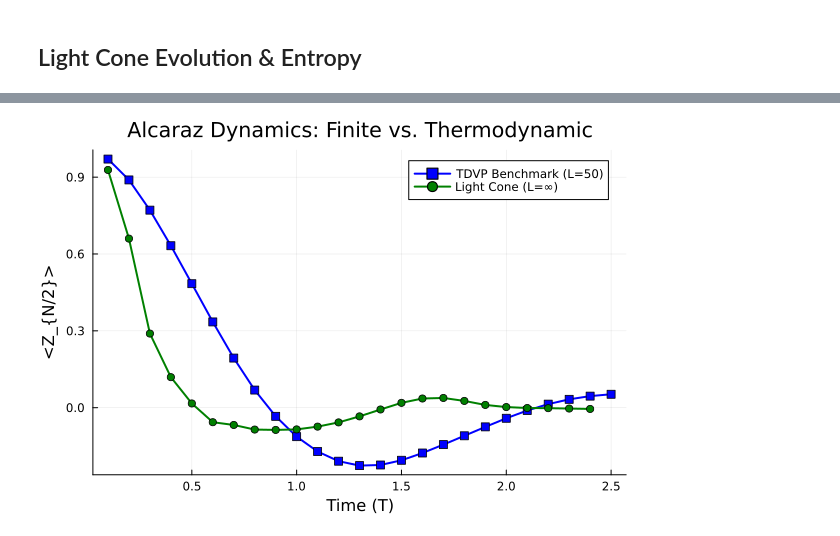
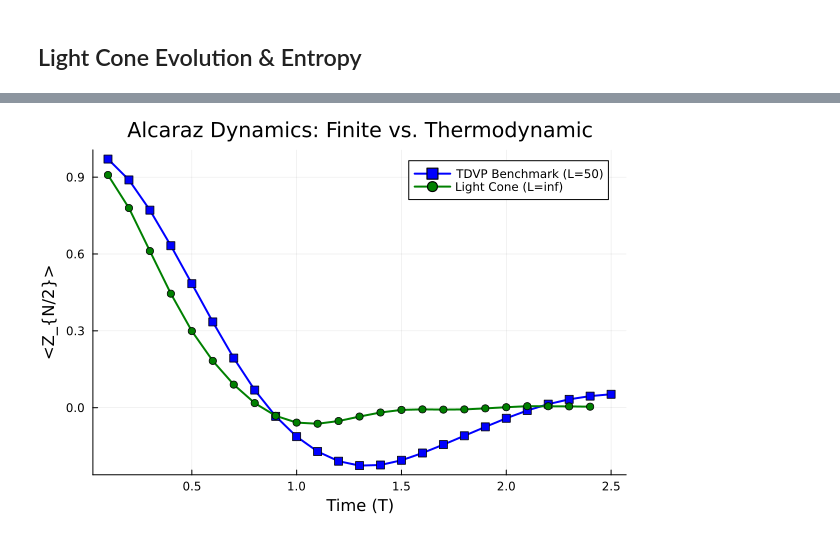
Before and after one commit to jmarquezol/QuantumMaster, a Jupyter notebook: master_thesis/NNN_crit_model_v2.ipynb, the cells around one changed output, grey strips where cells are left out. Saved outputs shown, nothing was run; the diff lists cells and outputs as text; code cells hidden in the pictures.

```diff
--- a/master_thesis/NNN_crit_model_v2.ipynb
+++ b/master_thesis/NNN_crit_model_v2.ipynb
@@ -277,10 +284,8 @@ function expH_alcaraz_mpo_layers(sites::Vector{<:Index}, lambda::Number, p::Numb
     U_total = MPO(sites, "Id")
 
     for layer in layers_sequence
-        U_total = apply(layer, U_total; cutoff=1e-15, maxdim=target_maxdim * 2)
+        U_total = apply(layer, U_total; cutoff=1e-15, maxdim=target_maxdim)
     end
-
-    truncate!(U_total; cutoff=target_cutoff, maxdim=target_maxdim)
 
     return U_total
 end
@@ -367,19 +372,17 @@ display(p2)
 # %%
-
-
-# Plot TDVP (15 points, dt=0.1)
-p_comp = plot(times, z_vals_tdvp,
+# Plot TDVP
+p_comp = plot(times_tdvp, z_tdvp,
      label="TDVP Benchmark (L=$N)",
      xlabel="Time (T)",
      ylabel="<Z_{N/2}>",
      lw=2, color=:blue, marker=:square,
      title="Alcaraz Dynamics: Finite vs. Thermodynamic")
 
-# Overlay Light Cone (30 points, dt=0.05)
+# Overlay Light Cone
 plot!(p_comp, times_plot, z_vals,
-     label="Light Cone (L=∞)",
+     label="Light Cone (L=inf)",
      lw=2, color=:green, marker=:circle)
 
 display(p_comp)
 # %% [output]
-[figure, old version]
+[figure, new version]
```
Also changed, not shown: parts of 4 cells of this notebook.
